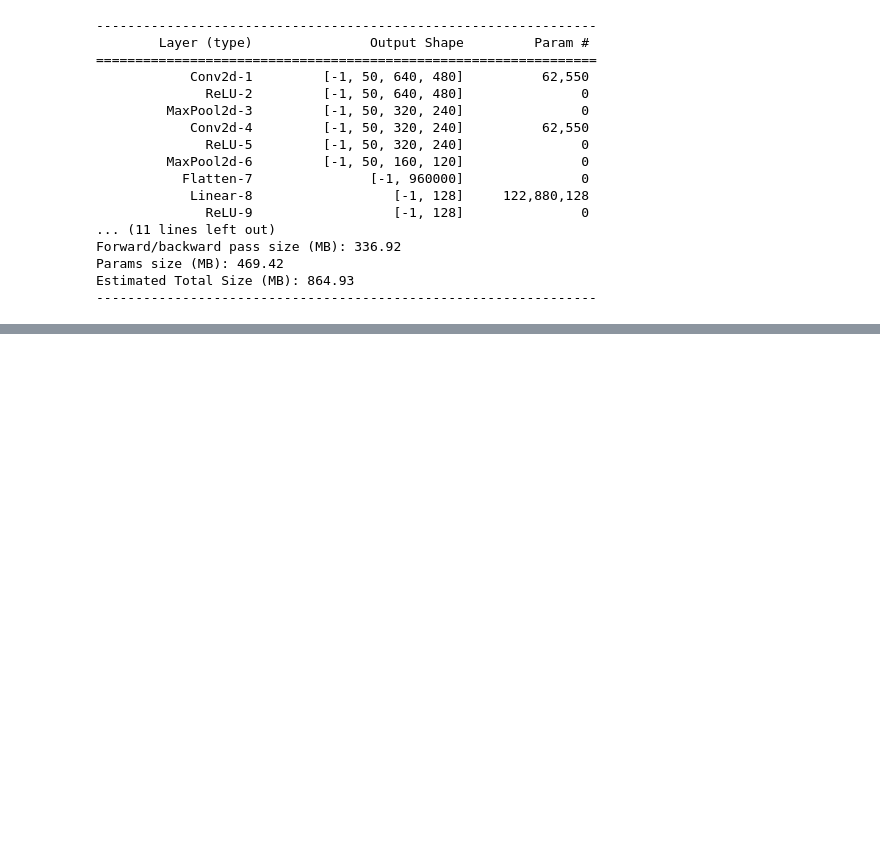
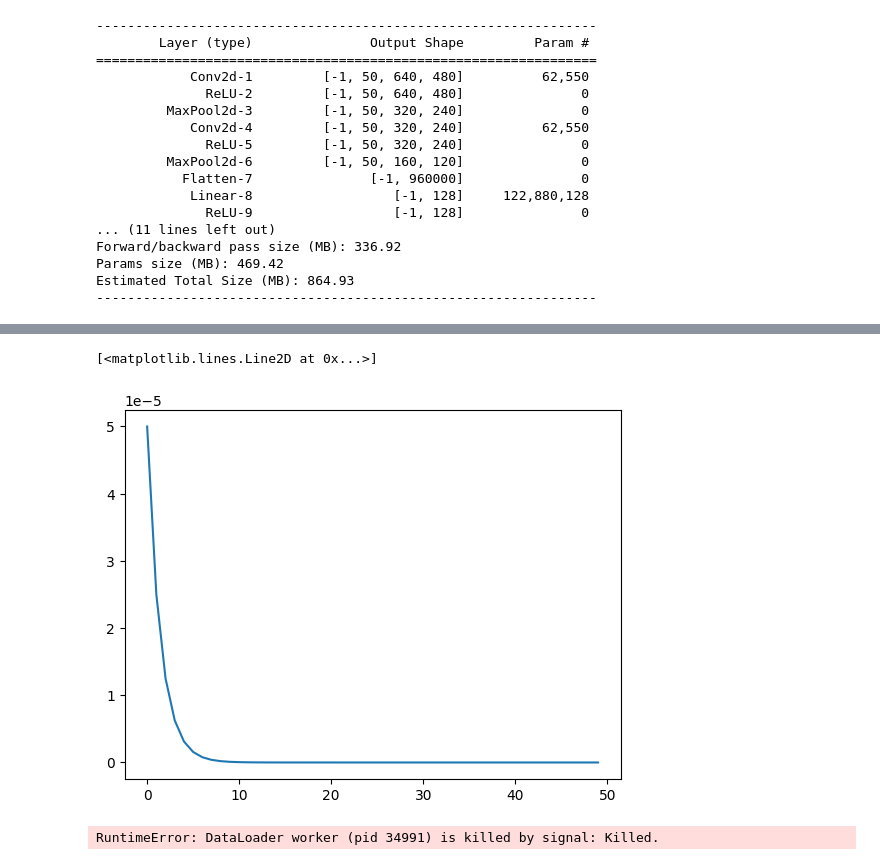
Before and after one commit to NCCA/aseassignment2021-22-dolphin9, a Jupyter notebook: functions.ipynb, the cells around one changed output, grey strips where cells are left out. Cells and saved outputs as stored; diff of their text form; code cells hidden in the pictures; blank space fills up the shorter version.

```diff
--- a/functions.ipynb
+++ b/functions.ipynb
@@ -321,3 +324,3 @@ cuda
 # %%
-train_model(network,epochs,train_dl,optim, DEVICE)
+#train_model(network,epochs,train_dl,optim, DEVICE)
 # %% [output]
@@ -324,0 +328,19 @@ Train epoch[50/50], MiniBatch[5/8], Loss: 2.40135, Acc: 10.00000
+# %%
+from torch.optim.lr_scheduler import ExponentialLR
+from matplotlib import pyplot as plt
+
+model  = get_simple_conv_net()
+optimizer = SGD(model.parameters(), lr = learning_rate)
+gamma = 0.5
+schd = ExponentialLR(optimizer, gamma)
+
+lrs = []
+for i in range (epochs):
+    optimizer.step()
+    lrs.append(schd.get_last_lr())
+    schd.step()
+
+plt.plot(lrs)
+# %% [output]
+[<matplotlib.lines.Line2D at 0x...>]
+[figure, added]
@@ -324,0 +417,13 @@ Train epoch[50/50], MiniBatch[5/8], Loss: 2.40135, Acc: 10.00000
+# %%
+# instantiate simple conv net
+network = get_simple_conv_net()
+# instantiate SGD optimiser
+optim = SGD(network.parameters(),lr = learning_rate)
+# instantiate exponential learning rate scheduler
+lr_sch = ExponentialLR(optim,gamma)
+# move model to DEVICE
+network = network.to(DEVICE)
+# call latest training function
+train_model_gpu_lr_conv_valid(network,epochs,dataloaders,optim,lr_sch)
+# %% [output]
+RuntimeError: DataLoader worker (pid 34991) is killed by signal: Killed.
```
Also changed, not shown: parts of 9 cells of this notebook, 3 other files.
